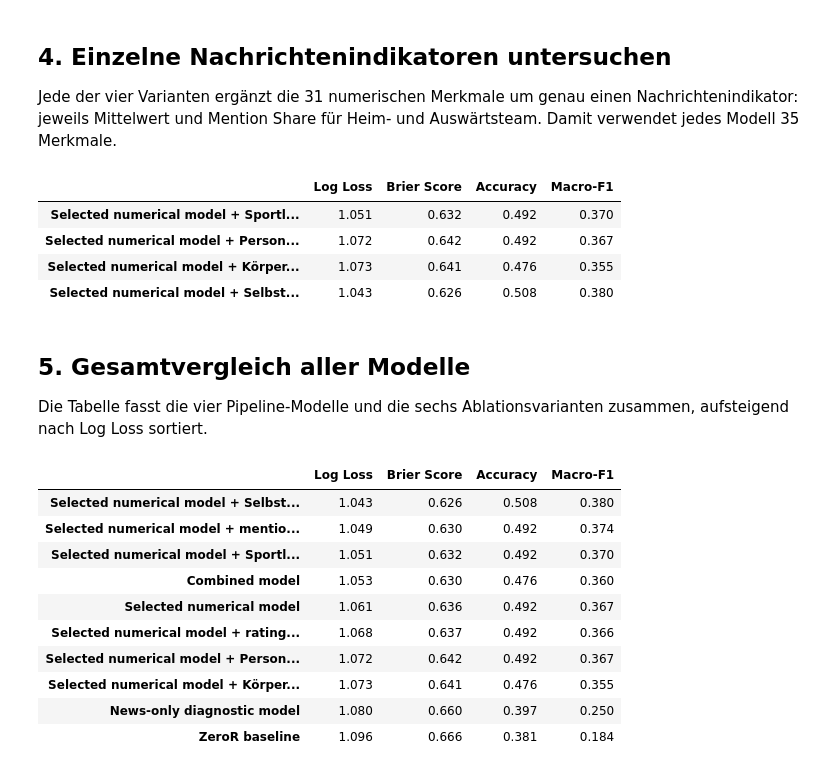
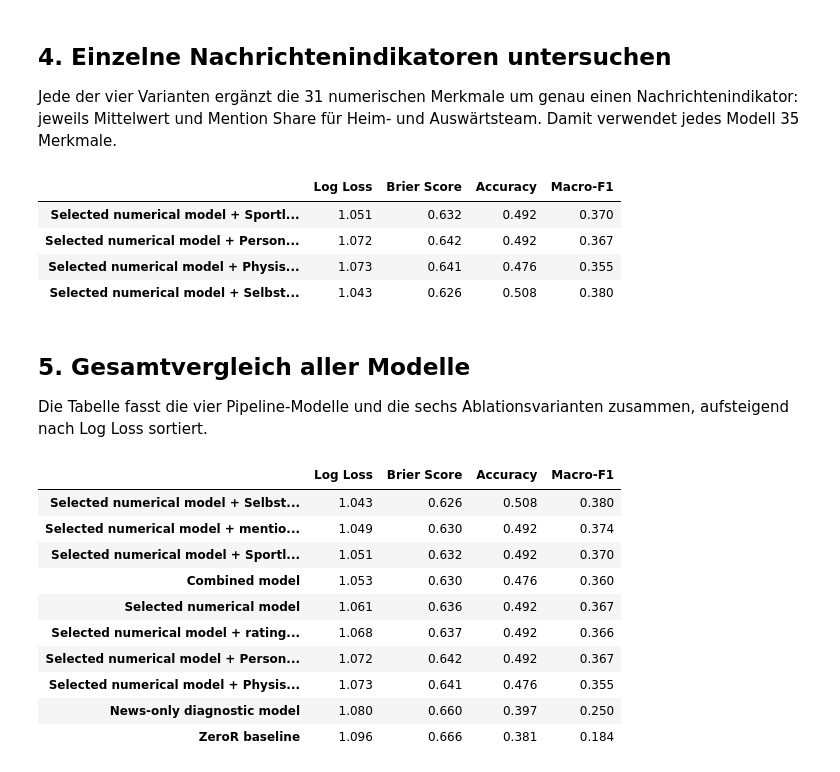
Before and after one commit to JacquesBurot/bundesliga-news-prediction, a Jupyter notebook: notebooks/04_news_feature_ablation.ipynb, the cells around one changed output. Cells and saved outputs as stored; diff of their text form; code cells hidden in the pictures.

Commit message:
Standardize physical readiness labels in analysis notebooks

```diff
--- a/notebooks/04_news_feature_ablation.ipynb
+++ b/notebooks/04_news_feature_ablation.ipynb
@@ -155,7 +155,7 @@ Jede der vier Varianten ergänzt die 31 numerischen Merkmale um genau einen Nach
 INDICATOR_LABELS = {
     "sporting_form": "Sportliche Form",
     "personnel_situation": "Personalsituation",
-    "physical_readiness": "Körperliche Verfassung",
+    "physical_readiness": "Physische Einsatzbereitschaft",
     "confidence_and_motivation": "Selbstvertrauen und Motivation",
 }
 
@@ -165,34 +165,34 @@ for indicator, label in INDICATOR_LABELS.items():
         column for column in NEWS_FEATURE_COLUMNS if f"_news_{indicator}_" in column
     )
     indicator_data = select_classification_features(
         data=combined_data,
         feature_columns=(*SELECTED_NUMERICAL_FEATURE_COLUMNS, *indicator_columns),
     )
     indicator_evaluation = evaluate_logistic_classification_data(
         data=indicator_data,
         season=SEASON,
         experiment=f"news_ablation_{indicator}_only",
         C=SELECTED_LOGISTIC_C,
         input_reference={
             "numerical_features": NUMERICAL_FEATURES_PATH,
             "news_features": NEWS_FEATURES_PATH,
         },
     )
     metrics = indicator_evaluation.report["metrics"]
     indicator_metrics[f"Selected numerical model + {label}"] = {
         "Log Loss": metrics["log_loss"],
         "Brier Score": metrics["multiclass_brier_score"],
         "Accuracy": metrics["accuracy"],
         "Macro-F1": metrics["macro_f1"],
     }
 
 indicator_metric_table = pd.DataFrame.from_dict(indicator_metrics, orient="index")
 display(indicator_metric_table)
 # %% [output]
 |  | Log Loss | Brier Score | Accuracy | Macro-F1 |
 | Selected numerical model + Sportl... | 1.051 | 0.632 | 0.492 | 0.370 |
 | Selected numerical model + Person... | 1.072 | 0.642 | 0.492 | 0.367 |
-| Selected numerical model + Körper... | 1.073 | 0.641 | 0.476 | 0.355 |
+| Selected numerical model + Physis... | 1.073 | 0.641 | 0.476 | 0.355 |
 | Selected numerical model + Selbst... | 1.043 | 0.626 | 0.508 | 0.380 |
 # %% [markdown]
 ## 5. Gesamtvergleich aller Modelle
@@ -225,6 +225,6 @@ display(all_model_metrics)
 | Selected numerical model | 1.061 | 0.636 | 0.492 | 0.367 |
 | Selected numerical model + rating... | 1.068 | 0.637 | 0.492 | 0.366 |
 | Selected numerical model + Person... | 1.072 | 0.642 | 0.492 | 0.367 |
-| Selected numerical model + Körper... | 1.073 | 0.641 | 0.476 | 0.355 |
+| Selected numerical model + Physis... | 1.073 | 0.641 | 0.476 | 0.355 |
 | News-only diagnostic model | 1.080 | 0.660 | 0.397 | 0.250 |
 | ZeroR baseline | 1.096 | 0.666 | 0.381 | 0.184 |
```
Also changed, not shown: 1 other file.
